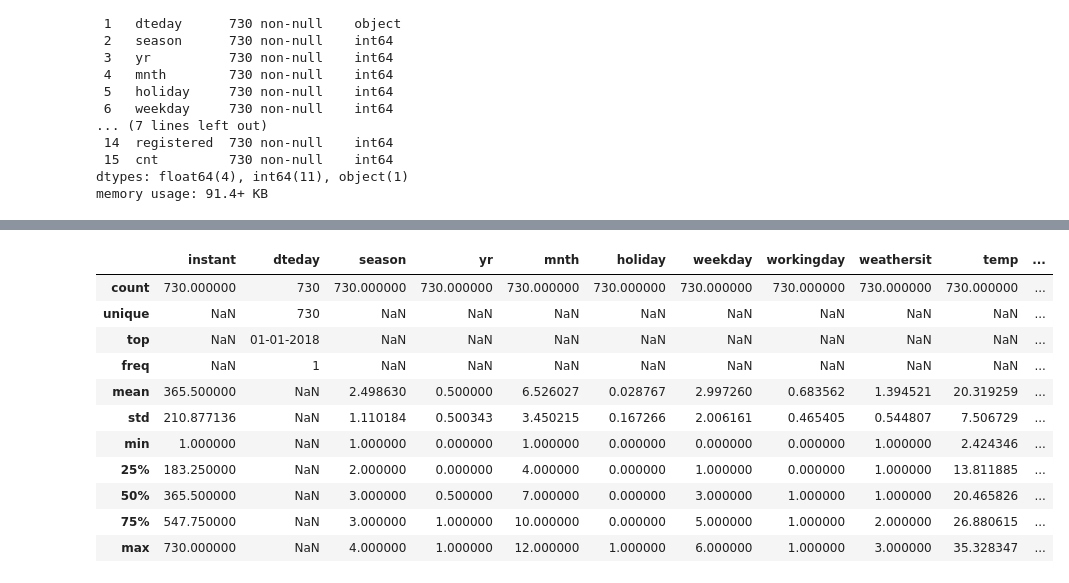
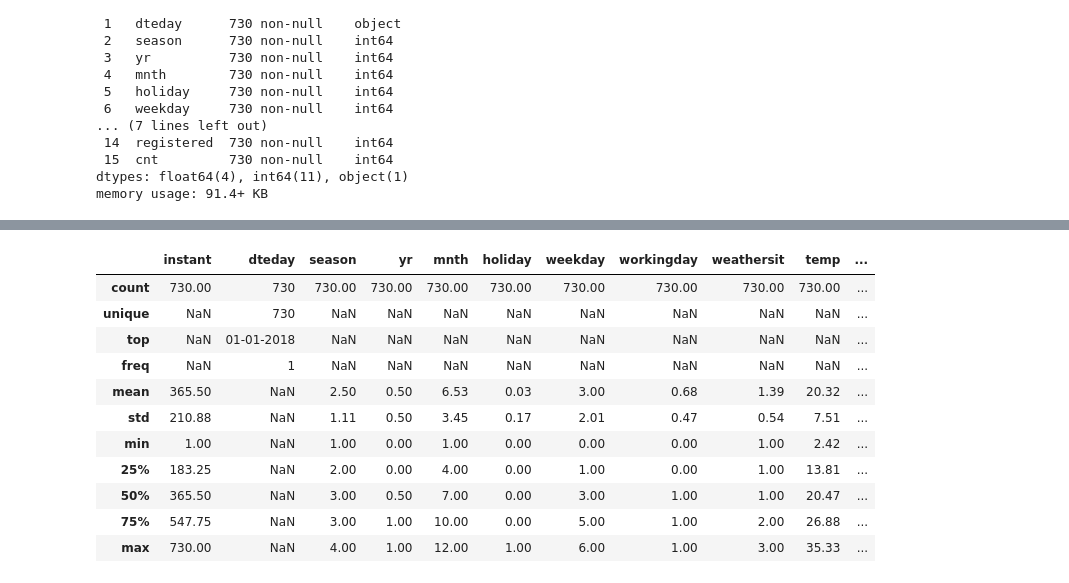
Before and after one commit to aerokhaleel/BikeSharing_Assignment_upgrad, a Jupyter notebook: BikeSharing_Assignment_upgrad.ipynb, the cells around one changed output, grey strips where cells are left out. Saved outputs shown, nothing was run; the diff lists cells and outputs as text; code cells hidden in the pictures.

```diff
--- a/BikeSharing_Assignment_upgrad.ipynb
+++ b/BikeSharing_Assignment_upgrad.ipynb
@@ -25,10 +28,11 @@ import numpy as np
 import pandas as pd
 import matplotlib.pyplot as plt
 import seaborn as sns
-pd.set_option('display.max_columns', None)
+pd.set_option('display.max_rows', 16, 'display.max_columns', 16)
+pd.options.display.float_format = '{:,.2f}'.format
 %matplotlib inline
 # %% [markdown]
 ## Reading and understanding data
 # %%
-dfb=pd.read_csv('day.csv')
+data=pd.read_csv('day.csv')
 # %%
@@ -87,15 +79,16 @@ dtype: int64
 # %%
-dfb.describe(include='all')
+data.describe(include='all')
+# check the max,  mean, min of all variables
 # %% [output]
 |  | instant | dteday | season | yr | mnth | holiday | weekday | workingday | weathersit | temp | ... |
-| count | 730.000000 | 730 | 730.000000 | 730.000000 | 730.000000 | 730.000000 | 730.000000 | 730.000000 | 730.000000 | 730.000000 | ... |
+| count | 730.00 | 730 | 730.00 | 730.00 | 730.00 | 730.00 | 730.00 | 730.00 | 730.00 | 730.00 | ... |
 | unique | NaN | 730 | NaN | NaN | NaN | NaN | NaN | NaN | NaN | NaN | ... |
 | top | NaN | 01-01-2018 | NaN | NaN | NaN | NaN | NaN | NaN | NaN | NaN | ... |
 | freq | NaN | 1 | NaN | NaN | NaN | NaN | NaN | NaN | NaN | NaN | ... |
-| mean | 365.500000 | NaN | 2.498630 | 0.500000 | 6.526027 | 0.028767 | 2.997260 | 0.683562 | 1.394521 | 20.319259 | ... |
-| std | 210.877136 | NaN | 1.110184 | 0.500343 | 3.450215 | 0.167266 | 2.006161 | 0.465405 | 0.544807 | 7.506729 | ... |
-| min | 1.000000 | NaN | 1.000000 | 0.000000 | 1.000000 | 0.000000 | 0.000000 | 0.000000 | 1.000000 | 2.424346 | ... |
-| 25% | 183.250000 | NaN | 2.000000 | 0.000000 | 4.000000 | 0.000000 | 1.000000 | 0.000000 | 1.000000 | 13.811885 | ... |
-| 50% | 365.500000 | NaN | 3.000000 | 0.500000 | 7.000000 | 0.000000 | 3.000000 | 1.000000 | 1.000000 | 20.465826 | ... |
-| 75% | 547.750000 | NaN | 3.000000 | 1.000000 | 10.000000 | 0.000000 | 5.000000 | 1.000000 | 2.000000 | 26.880615 | ... |
-| max | 730.000000 | NaN | 4.000000 | 1.000000 | 12.000000 | 1.000000 | 6.000000 | 1.000000 | 3.000000 | 35.328347 | ... |
+| mean | 365.50 | NaN | 2.50 | 0.50 | 6.53 | 0.03 | 3.00 | 0.68 | 1.39 | 20.32 | ... |
+| std | 210.88 | NaN | 1.11 | 0.50 | 3.45 | 0.17 | 2.01 | 0.47 | 0.54 | 7.51 | ... |
+| min | 1.00 | NaN | 1.00 | 0.00 | 1.00 | 0.00 | 0.00 | 0.00 | 1.00 | 2.42 | ... |
+| 25% | 183.25 | NaN | 2.00 | 0.00 | 4.00 | 0.00 | 1.00 | 0.00 | 1.00 | 13.81 | ... |
+| 50% | 365.50 | NaN | 3.00 | 0.50 | 7.00 | 0.00 | 3.00 | 1.00 | 1.00 | 20.47 | ... |
+| 75% | 547.75 | NaN | 3.00 | 1.00 | 10.00 | 0.00 | 5.00 | 1.00 | 2.00 | 26.88 | ... |
+| max | 730.00 | NaN | 4.00 | 1.00 | 12.00 | 1.00 | 6.00 | 1.00 | 3.00 | 35.33 | ... |
```
Also changed, not shown: parts of 115 cells of this notebook, 3 other files.
